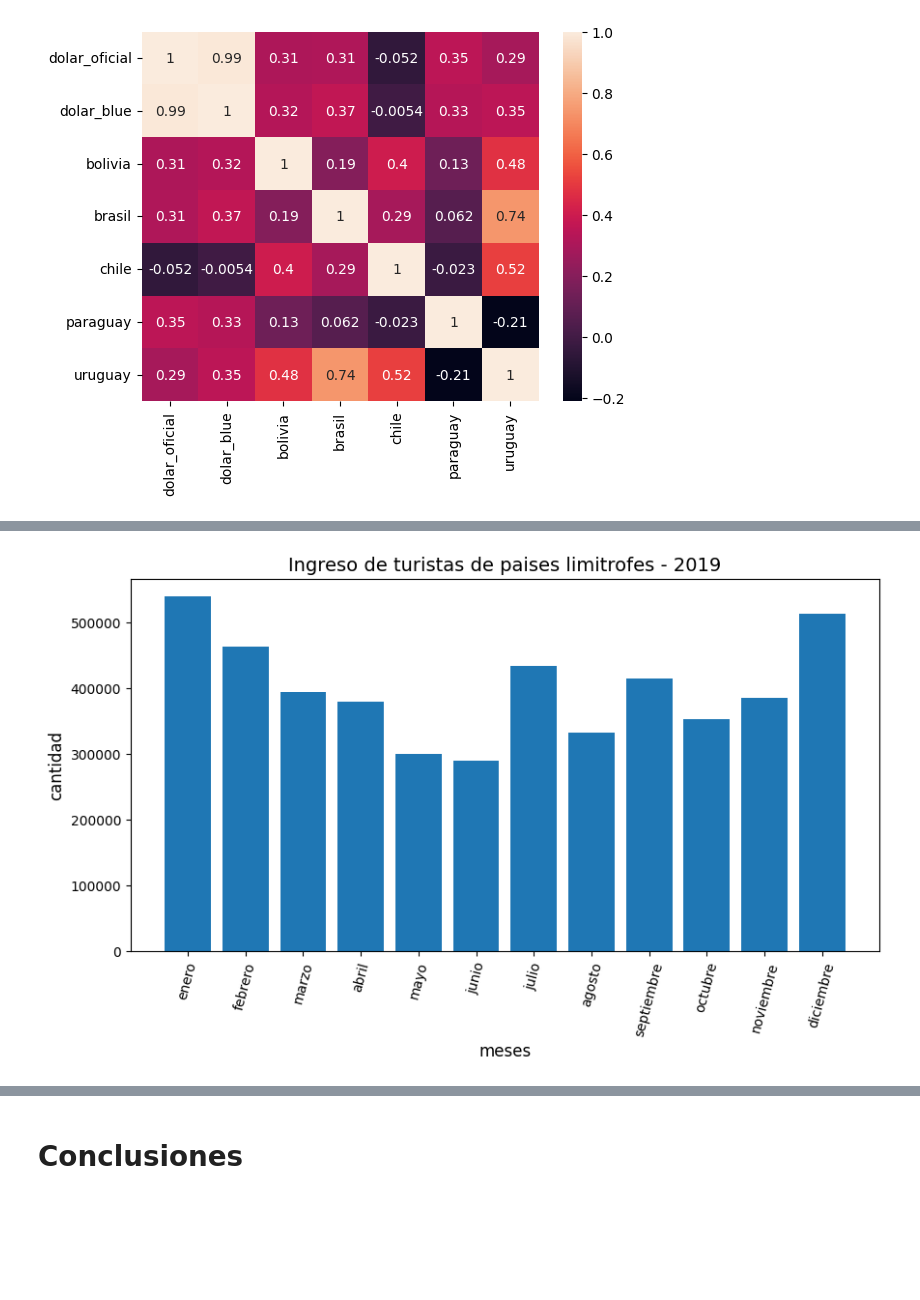
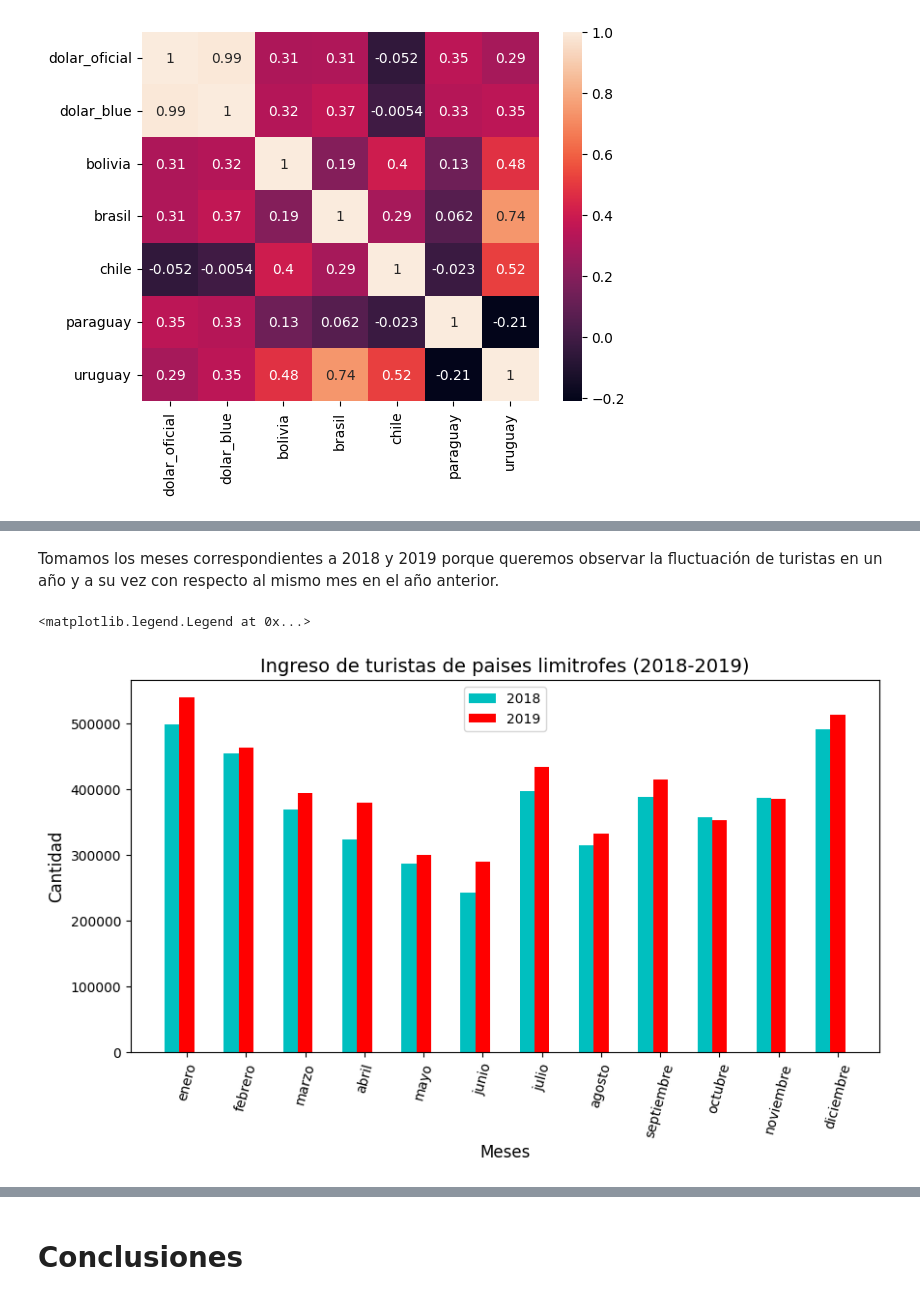
Before and after one commit to Isaiasgaray/fundamentos_tp, a Jupyter notebook: tp1/ejercicio_2/ejercicio2.ipynb, the cells around one changed output, grey strips where cells are left out. Saved outputs shown, nothing was run; the diff lists cells and outputs as text; code cells hidden in the pictures; blank space fills up the shorter version.

```diff
--- a/tp1/ejercicio_2/ejercicio2.ipynb
+++ b/tp1/ejercicio_2/ejercicio2.ipynb
@@ -252,8 +252,8 @@ datos_2019 = turista_cambio[turista_cambio['fecha_mensual'].dt.year == 2019]
 etiquetas = ['enero', 'febrero','marzo', 'abril', 'mayo', 'junio', 'julio',
                'agosto', 'septiembre', 'octubre', 'noviembre', 'diciembre']
 
-datos_1 = datos_2018['bolivia'] + datos_2018['brasil'] + datos_2018['chile']+\
+datos_2018 = datos_2018['bolivia'] + datos_2018['brasil'] + datos_2018['chile']+ \
           datos_2018['paraguay'] + datos_2018['uruguay']
 
-datos_2 = datos_2019['bolivia'] + datos_2019['brasil'] + datos_2019['chile']+\
+datos_2019 = datos_2019['bolivia'] + datos_2019['brasil'] + datos_2019['chile']+ \
           datos_2019['paraguay'] + datos_2019['uruguay']
@@ -266,6 +260,16 @@ graficar_barras("Ingreso de turistas de paises limitrofes - 2018","meses",
-# %%
-graficar_barras("Ingreso de turistas de paises limitrofes - 2019","meses",
-          "cantidad",'grafico_tuista_2019.png',etiquetas, datos_2,angulo = 75,
-           tamaño = (10,5))
-# %% [output]
-[figure, removed]
+# %% [markdown]
+Tomamos los meses correspondientes a 2018 y 2019 porque queremos observar la fluctuación de turistas en un año y a su vez con respecto al mismo mes en el año anterior.
+# %%
+x = np.arange(len(etiquetas))
+plt.figure(figsize=(10,5))
+plt.title('Ingreso de turistas de paises limitrofes (2018-2019)',
+          fontsize=14)
+plt.xlabel('Meses', fontsize=12)
+plt.ylabel('Cantidad',fontsize=12)
+plt.bar(x - 0.25, datos_2018, width=0.25, color='c', label='2018')
+plt.bar(x, datos_2019, width=0.25, color='r', label='2019')
+plt.xticks(x, etiquetas, rotation=75)
+plt.legend()
+# %% [output]
+<matplotlib.legend.Legend at 0x...>
+[figure, added]
```
Also changed, not shown: parts of 21 cells of this notebook, 4 other files.
